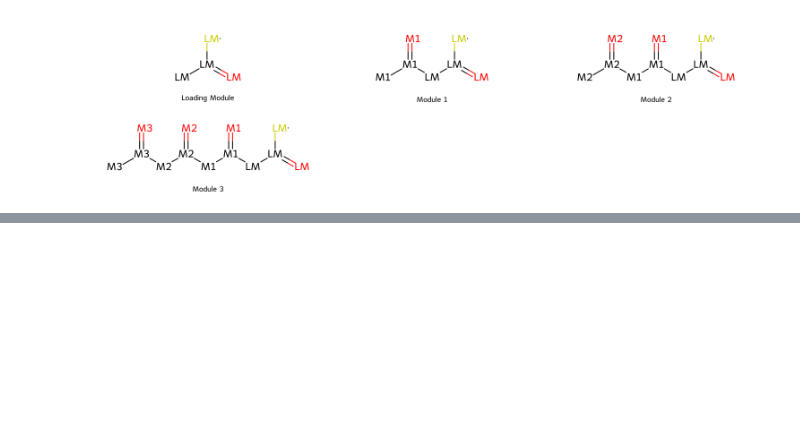
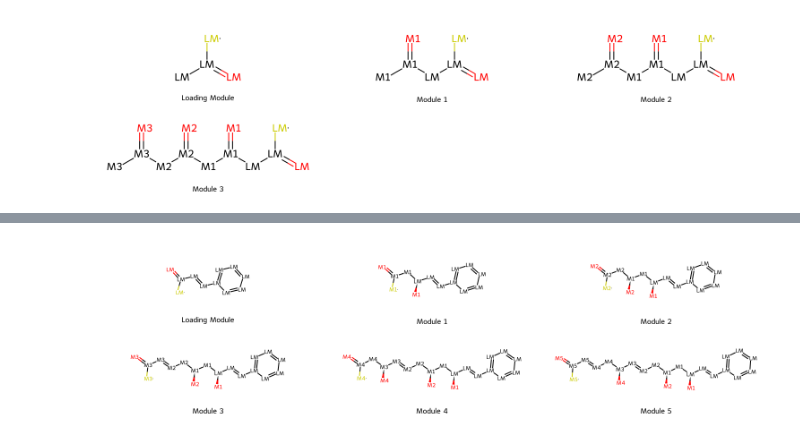
Before and after one commit to yashchainani21/RetroTideV2, a Jupyter notebook: notebooks/nb_03_more_PKS_atom_mapping.ipynb, the cells around one changed output, grey strips where cells are left out. Saved outputs shown, nothing was run; the diff lists cells and outputs as text; code cells hidden in the pictures; blank space fills up the shorter version.

```diff
--- a/notebooks/nb_03_more_PKS_atom_mapping.ipynb
+++ b/notebooks/nb_03_more_PKS_atom_mapping.ipynb
@@ -36,0 +178,5 @@ cluster.visualize_atom_maps(atom_mapped_mols_list)
+# %%
+atom_mapped_mols_list = cluster.get_atom_mapping(structureDB)
+cluster.visualize_atom_maps(atom_mapped_mols_list)
+# %% [output]
+[figure, added]
```
Also changed, not shown: parts of 13 cells of this notebook.
